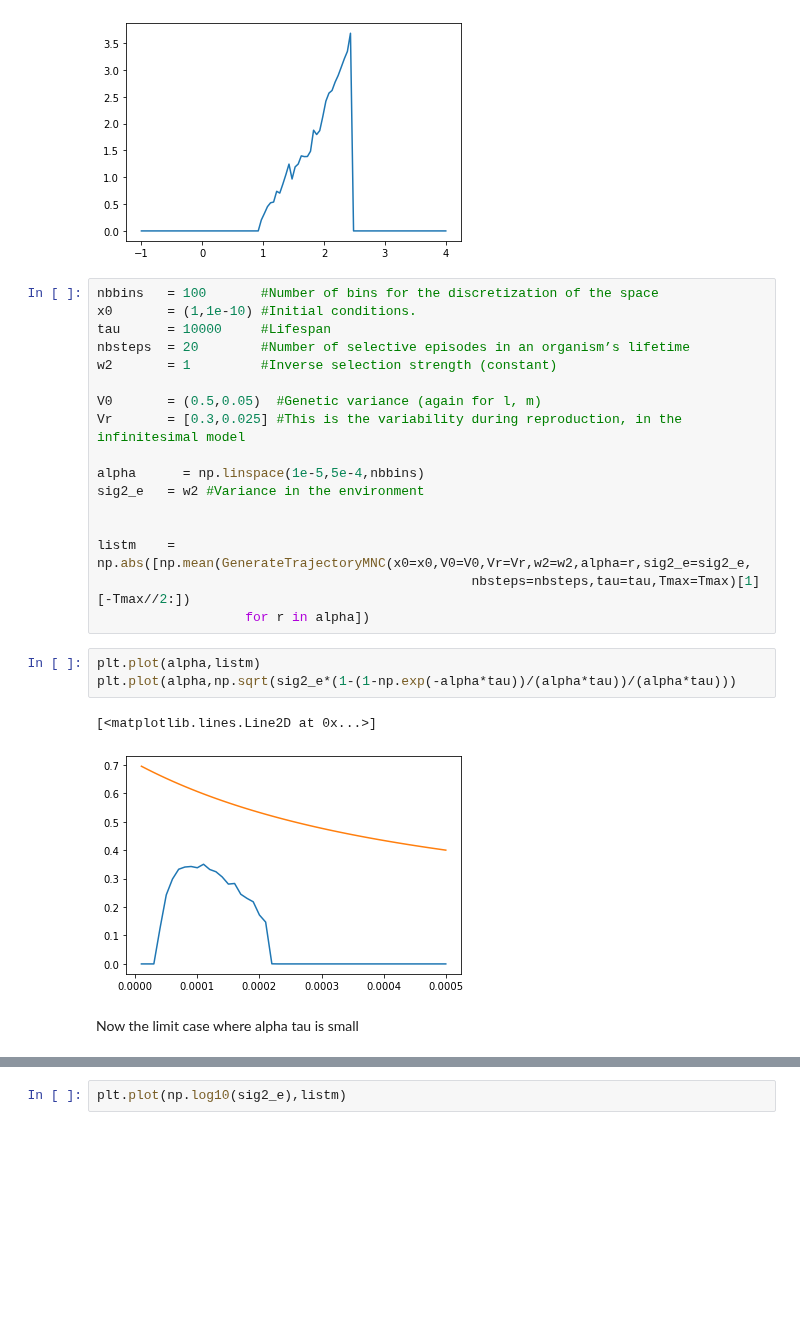
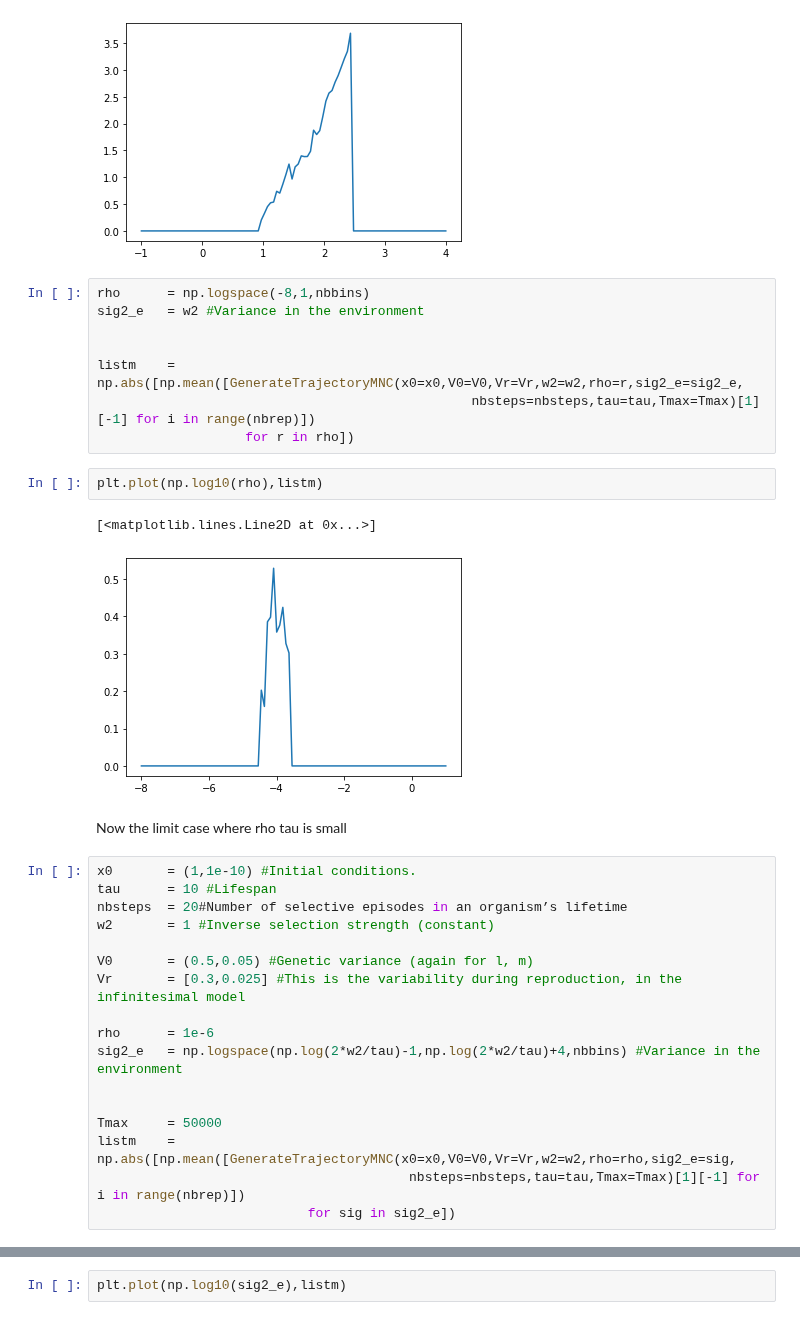
Before and after one commit to pcourau/Maternal_Bet_Hedging, a Jupyter notebook: Simulations_Maternal_Bet_Final.ipynb, the cells around one changed output, grey strips where cells are left out. Saved outputs shown, nothing was run; the diff lists cells and outputs as text; blank space fills up the shorter version.

```diff
--- a/Simulations_Maternal_Bet_Final.ipynb
+++ b/Simulations_Maternal_Bet_Final.ipynb
@@ -298,28 +296,35 @@ plt.plot(np.log10(sig2_e),listm)
 # %% [output]
 [<matplotlib.lines.Line2D at 0x...>]
 [figure]
+# %%
+rho      = np.logspace(-8,1,nbbins)
+sig2_e   = w2 #Variance in the environment
+
+
+listm    = np.abs([np.mean([GenerateTrajectoryMNC(x0=x0,V0=V0,Vr=Vr,w2=w2,rho=r,sig2_e=sig2_e,
+                                                nbsteps=nbsteps,tau=tau,Tmax=Tmax)[1][-1] for i in range(nbrep)])
+                   for r in rho])
+# %%
+plt.plot(np.log10(rho),listm)
+# %% [output]
+[<matplotlib.lines.Line2D at 0x...>]
+[figure, added]
+# %% [markdown]
+Now the limit case where rho tau is small
 # %%
-nbbins   = 100       #Number of bins for the discretization of the space
 x0       = (1,1e-10) #Initial conditions.
-tau      = 10000     #Lifespan
-nbsteps  = 20        #Number of selective episodes in an organism’s lifetime
-w2       = 1         #Inverse selection strength (constant)
+tau      = 10 #Lifespan
+nbsteps  = 20#Number of selective episodes in an organism’s lifetime
+w2       = 1 #Inverse selection strength (constant)
 
-V0       = (0.5,0.05)  #Genetic variance (again for l, m)
+V0       = (0.5,0.05) #Genetic variance (again for l, m)
 Vr       = [0.3,0.025] #This is the variability during reproduction, in the infinitesimal model
 
-alpha      = np.linspace(1e-5,5e-4,nbbins)
-sig2_e   = w2 #Variance in the environment
+rho      = 1e-6
+sig2_e   = np.logspace(np.log(2*w2/tau)-1,np.log(2*w2/tau)+4,nbbins) #Variance in the environment
 
 
-listm    = np.abs([np.mean(GenerateTrajectoryMNC(x0=x0,V0=V0,Vr=Vr,w2=w2,alpha=r,sig2_e=sig2_e,
-                                                nbsteps=nbsteps,tau=tau,Tmax=Tmax)[1][-Tmax//2:])
-                   for r in alpha])
+Tmax     = 50000
+listm    = np.abs([np.mean([GenerateTrajectoryMNC(x0=x0,V0=V0,Vr=Vr,w2=w2,rho=rho,sig2_e=sig,
+                                        nbsteps=nbsteps,tau=tau,Tmax=Tmax)[1][-1] for i in range(nbrep)])
+                           for sig in sig2_e])
-# %%
-plt.plot(alpha,listm)
-plt.plot(alpha,np.sqrt(sig2_e*(1-(1-np.exp(-alpha*tau))/(alpha*tau))/(alpha*tau)))
-# %% [output]
-[<matplotlib.lines.Line2D at 0x...>]
-[figure, removed]
-# %% [markdown]
-Now the limit case where alpha tau is small
```
Also changed, not shown: parts of 68 cells of this notebook.
